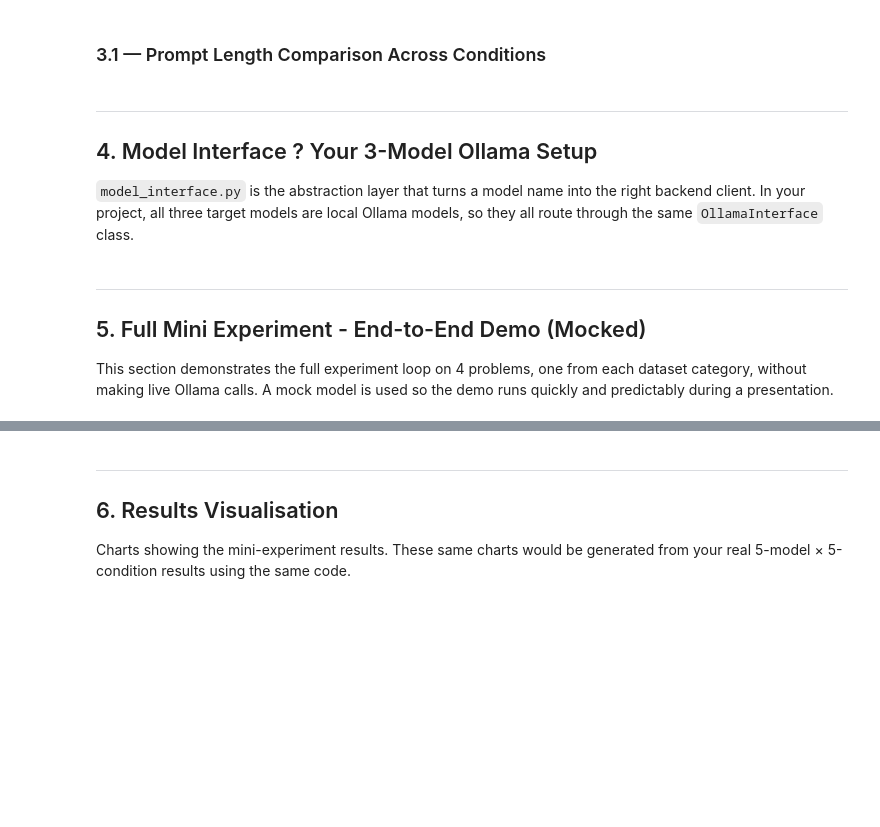
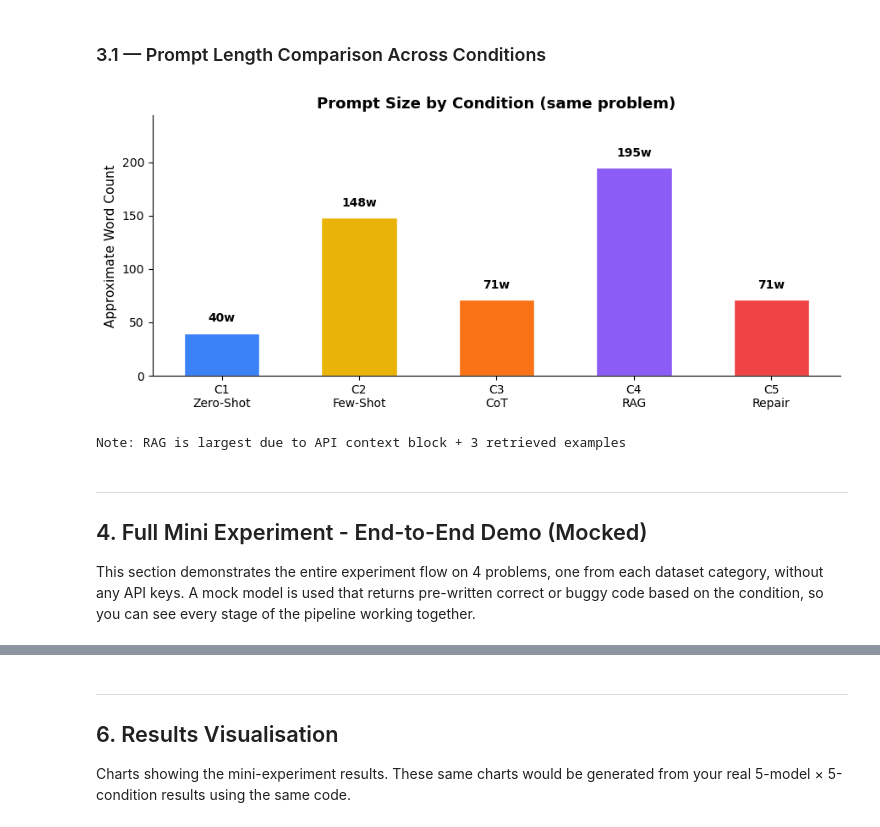
Before and after one commit to amarswarley/Ai_drivenSE, a Jupyter notebook: ablation_study_demo.ipynb, the cells around one changed output, grey strips where cells are left out. Saved outputs shown, nothing was run; the diff lists cells and outputs as text; code cells hidden in the pictures; blank space fills up the shorter version.

Commit message:
Update demo notebook

```diff
--- a/ablation_study_demo.ipynb
+++ b/ablation_study_demo.ipynb
@@ -207,14 +250,19 @@ print('Notebook note: C4 uses deterministic local retrieval so the demo runs wit
 # %%
 CONDITIONS = [
-    ('C1_zero_shot',        '?? C1 ? Zero-Shot Baseline'),
-    ('C2_few_shot',         '?? C2 ? Few-Shot Examples'),
-    ('C3_chain_of_thought', '?? C3 ? Chain-of-Thought'),
-    ('C4_rag_context',      '?? C4 ? RAG Context'),
-    ('C5_iterative_repair', '?? C5 ? Iterative Repair (initial prompt)'),
+    ('C1_zero_shot',        '🔵 C1 — Zero-Shot Baseline'),
+    ('C2_few_shot',         '🟡 C2 — Few-Shot Examples'),
+    ('C3_chain_of_thought', '🟠 C3 — Chain-of-Thought'),
+    ('C4_rag_context',      '🟣 C4 — RAG Context'),
+    ('C5_iterative_repair', '🔴 C5 — Iterative Repair (initial prompt)'),
 ]
 
 for cond_key, label in CONDITIONS:
-    result = build_demo_prompt(cond_key, DEMO_PROBLEM, DEMO_POOL)
+    pipeline = AugmentationPipeline(cond_key)
+    result = pipeline.generate_prompt(
+        problem=DEMO_PROBLEM,
+        model='demo',
+        all_problems=DEMO_POOL
+    )
     prompt = result['prompt']
     print('=' * 70)
     print(f'{label}')
@@ -227,30 +312,27 @@ for cond_key, label in CONDITIONS:
 # %%
 import matplotlib.pyplot as plt
 
 cond_labels = ['C1\nZero-Shot', 'C2\nFew-Shot', 'C3\nCoT', 'C4\nRAG', 'C5\nRepair']
 lengths = []
 for cond_key, _ in CONDITIONS:
-    r = build_demo_prompt(cond_key, DEMO_PROBLEM, DEMO_POOL)
+    p = AugmentationPipeline(cond_key)
+    r = p.generate_prompt(problem=DEMO_PROBLEM, all_problems=DEMO_POOL)
     lengths.append(len(r['prompt'].split()))
 
 colors = ['#3B82F6','#EAB308','#F97316','#8B5CF6','#EF4444']
 fig, ax = plt.subplots(figsize=(9, 4))
 bars = ax.bar(cond_labels, lengths, color=colors, width=0.55, edgecolor='white')
 ax.set_ylabel('Approximate Word Count', fontsize=11)
 ax.set_title('Prompt Size by Condition (same problem)', fontsize=13, fontweight='bold')
 ax.set_ylim(0, max(lengths) * 1.25)
 for bar, val in zip(bars, lengths):
     ax.text(bar.get_x() + bar.get_width()/2, bar.get_height() + 8,
             f'{val}w', ha='center', va='bottom', fontsize=10, fontweight='bold')
 ax.spines['top'].set_visible(False)
 ax.spines['right'].set_visible(False)
 plt.tight_layout()
 plt.show()
-print('Note: RAG is largest due to API context block + 3 locally retrieved demo examples')
+print('Note: RAG is largest due to API context block + 3 retrieved examples')
+# %% [output]
+[figure, added]
+Note: RAG is largest due to API context block + 3 retrieved examples
-# %% [markdown]
----
-## 4. Model Interface ? Your 3-Model Ollama Setup
-
-`model_interface.py` is the abstraction layer that turns a model name into the right
-backend client. In your project, all three target models are local Ollama models, so they
-all route through the same `OllamaInterface` class.
@@ -275,10 +339,11 @@ print('but the full experiment uses these exact model strings with the same runn
 # %% [markdown]
 ---
-## 5. Full Mini Experiment - End-to-End Demo (Mocked)
+## 4. Full Mini Experiment - End-to-End Demo (Mocked)
 
-This section demonstrates the full experiment loop on 4 problems,
-one from each dataset category, without making live Ollama calls.
-A mock model is used so the demo runs quickly and predictably during a presentation.
+This section demonstrates the entire experiment flow on 4 problems,
+one from each dataset category, without any API keys. A mock model is used
+that returns pre-written correct or buggy code based on the condition, so
+you can see every stage of the pipeline working together.
 # %%
 # Mock model that simulates different behaviour per condition
 
```
Also changed, not shown: parts of 30 cells of this notebook.
